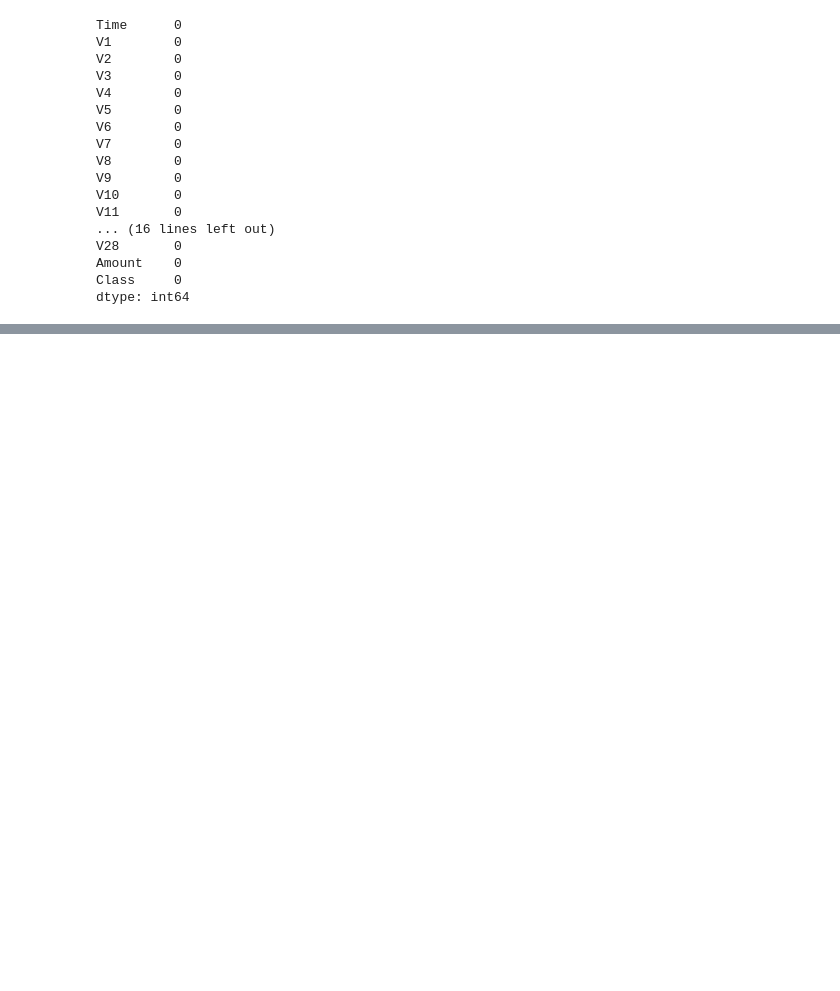
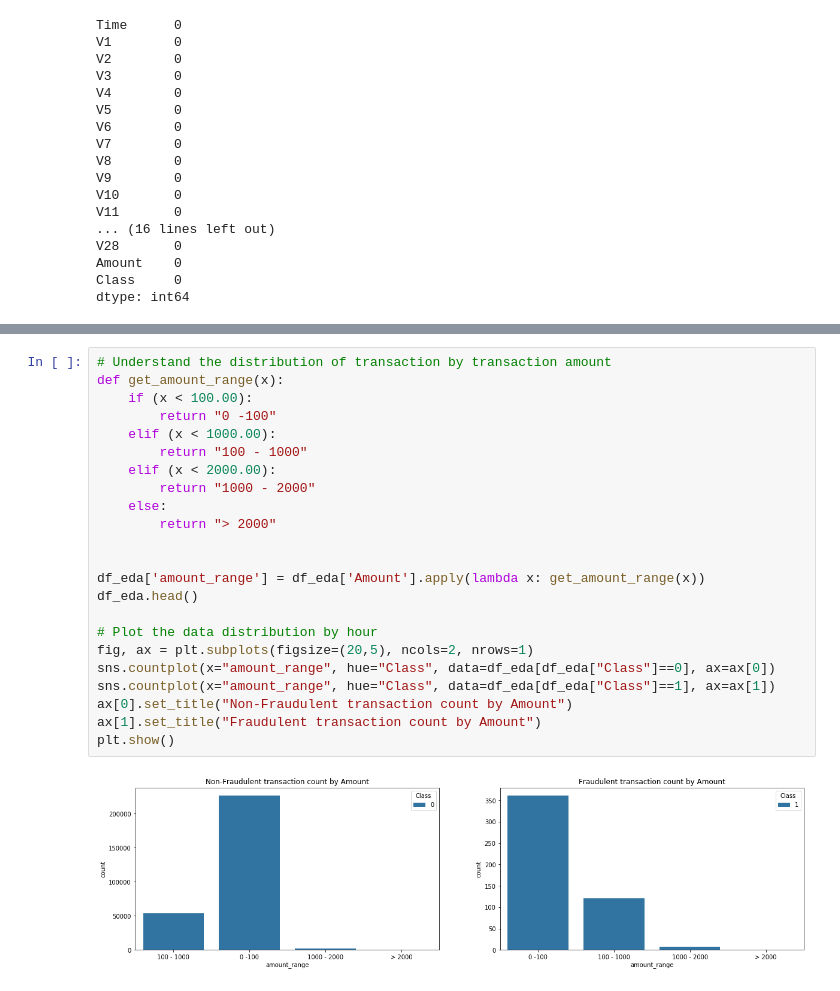
Before and after one commit to chandu85/Data_Science_Portfolio, a Jupyter notebook: Project 1 - Creditcard Fraud detection/Code/CreditCard Fraud Detection.ipynb, the cells around one changed output, grey strips where cells are left out. Drawn from its saved outputs; the diff is of its cells as text; blank space fills up the shorter version.

```diff
--- a/Project 1 - Creditcard Fraud detection/Code/CreditCard Fraud Detection.ipynb
+++ b/Project 1 - Creditcard Fraud detection/Code/CreditCard Fraud Detection.ipynb
@@ -70,0 +124,25 @@ sns.countplot('Class',data=df)
+# %%
+# Understand the distribution of transaction by transaction amount
+def get_amount_range(x):
+    if (x < 100.00):
+        return "0 -100"
+    elif (x < 1000.00):
+        return "100 - 1000"
+    elif (x < 2000.00):
+        return "1000 - 2000"
+    else:
+        return "> 2000"
+
+
+df_eda['amount_range'] = df_eda['Amount'].apply(lambda x: get_amount_range(x))
+df_eda.head()
+
+# Plot the data distribution by hour
+fig, ax = plt.subplots(figsize=(20,5), ncols=2, nrows=1)
+sns.countplot(x="amount_range", hue="Class", data=df_eda[df_eda["Class"]==0], ax=ax[0])
+sns.countplot(x="amount_range", hue="Class", data=df_eda[df_eda["Class"]==1], ax=ax[1])
+ax[0].set_title("Non-Fraudulent transaction count by Amount")
+ax[1].set_title("Fraudulent transaction count by Amount")
+plt.show()
+# %% [output]
+[figure, added]
```
Also changed, not shown: parts of 35 cells of this notebook.
